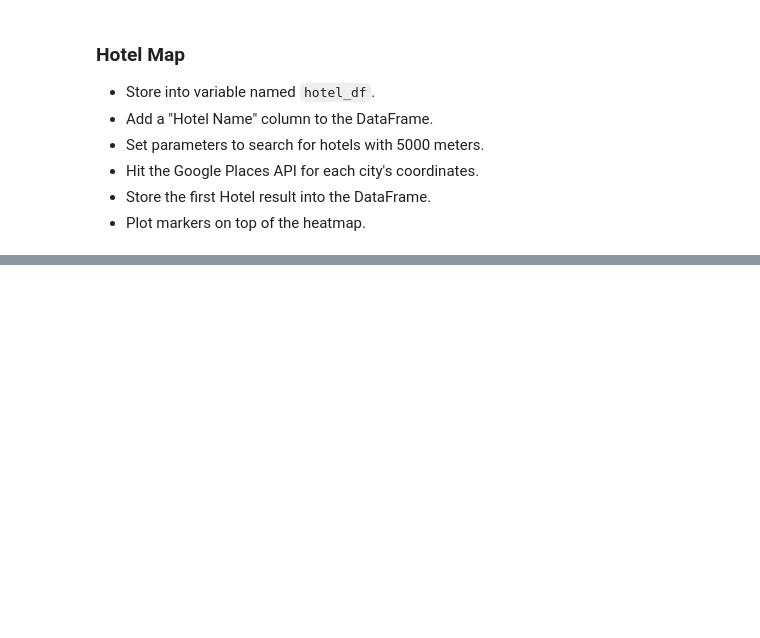
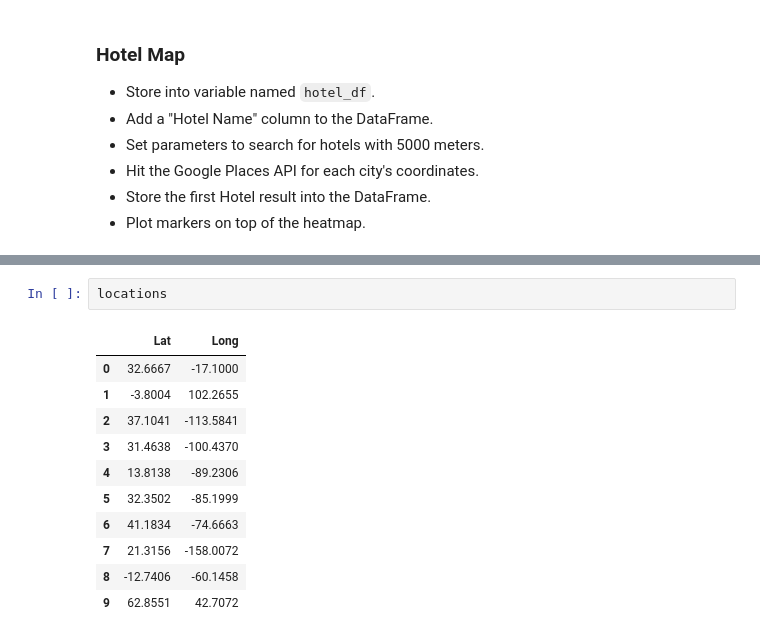
Before and after one commit to dalemunroe/python-api-challenge, a Jupyter notebook: VacationPy/VacationPy.ipynb, the cells around one changed output, grey strips where cells are left out. Drawn from its saved outputs; the diff is of its cells as text; blank space fills up the shorter version.

```diff
--- a/VacationPy/VacationPy.ipynb
+++ b/VacationPy/VacationPy.ipynb
@@ -371,0 +280,14 @@ locations = hotel_df[["Lat", "Lng"]]
+# %%
+locations
+# %% [output]
+|  | Lat | Long |
+| 0 | 32.6667 | -17.1000 |
+| 1 | -3.8004 | 102.2655 |
+| 2 | 37.1041 | -113.5841 |
+| 3 | 31.4638 | -100.4370 |
+| 4 | 13.8138 | -89.2306 |
+| 5 | 32.3502 | -85.1999 |
+| 6 | 41.1834 | -74.6663 |
+| 7 | 21.3156 | -158.0072 |
+| 8 | -12.7406 | -60.1458 |
+| 9 | 62.8551 | 42.7072 |
```
Also changed, not shown: parts of 23 cells of this notebook.
